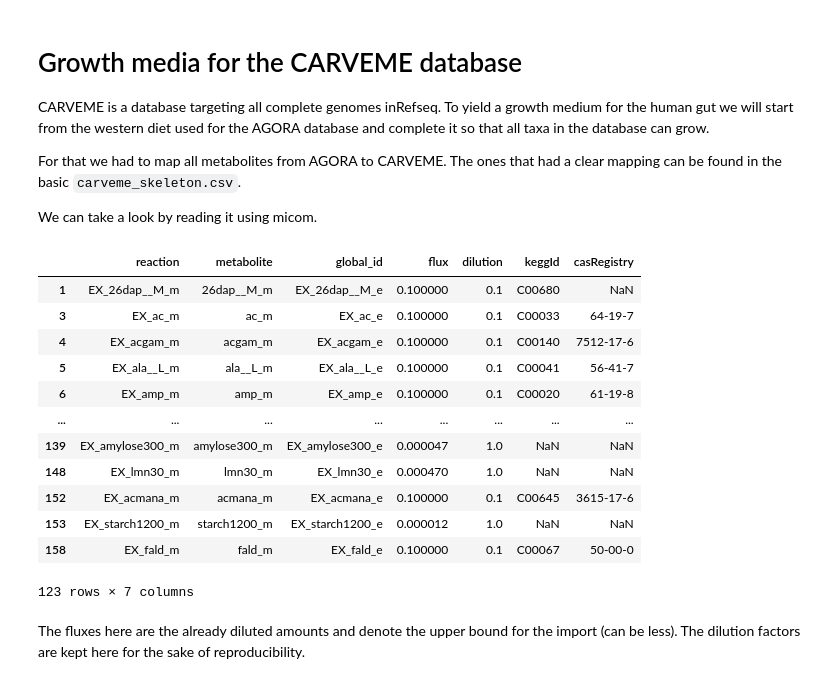
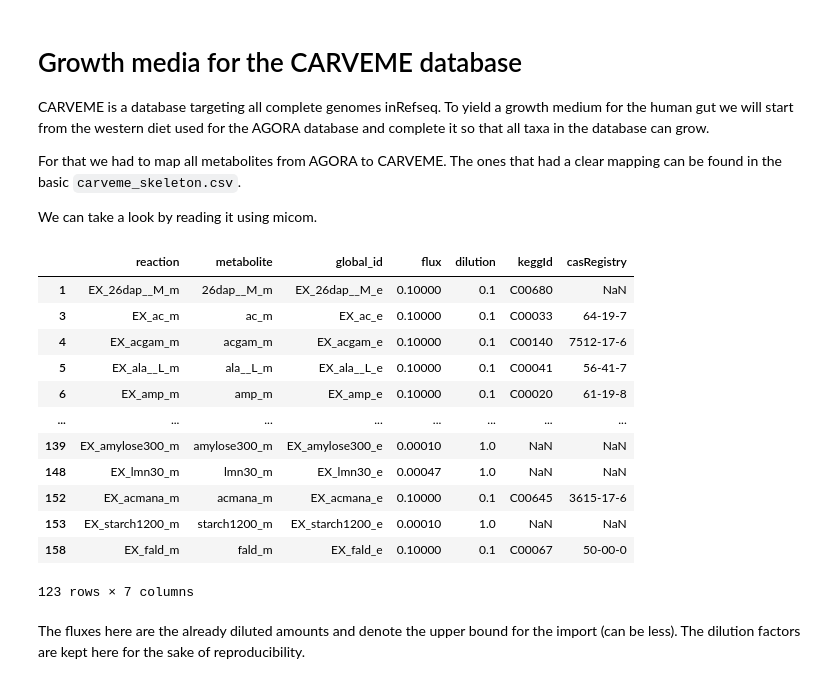
Before and after one commit to micom-dev/media, a Jupyter notebook: recipes/carveme.ipynb, the cells around one changed output. Drawn from its saved outputs; the diff is of its cells as text; code cells hidden in the pictures.

```diff
--- a/recipes/carveme.ipynb
+++ b/recipes/carveme.ipynb
@@ -9,21 +9,22 @@ We can take a look by reading it using micom.
 # %%
 import pandas as pd
 
 medium = pd.read_csv("../data/carveme_skeleton.csv", index_col=0)
+medium.loc[medium.flux < 1e-4, "flux"] = 1e-4
 medium
 # %% [output]
 |  | reaction | metabolite | global_id | flux | dilution | keggId | casRegistry |
-| 1 | EX_26dap__M_m | 26dap__M_m | EX_26dap__M_e | 0.100000 | 0.1 | C00680 | NaN |
-| 3 | EX_ac_m | ac_m | EX_ac_e | 0.100000 | 0.1 | C00033 | 64-19-7 |
-| 4 | EX_acgam_m | acgam_m | EX_acgam_e | 0.100000 | 0.1 | C00140 | 7512-17-6 |
-| 5 | EX_ala__L_m | ala__L_m | EX_ala__L_e | 0.100000 | 0.1 | C00041 | 56-41-7 |
-| 6 | EX_amp_m | amp_m | EX_amp_e | 0.100000 | 0.1 | C00020 | 61-19-8 |
+| 1 | EX_26dap__M_m | 26dap__M_m | EX_26dap__M_e | 0.10000 | 0.1 | C00680 | NaN |
+| 3 | EX_ac_m | ac_m | EX_ac_e | 0.10000 | 0.1 | C00033 | 64-19-7 |
+| 4 | EX_acgam_m | acgam_m | EX_acgam_e | 0.10000 | 0.1 | C00140 | 7512-17-6 |
+| 5 | EX_ala__L_m | ala__L_m | EX_ala__L_e | 0.10000 | 0.1 | C00041 | 56-41-7 |
+| 6 | EX_amp_m | amp_m | EX_amp_e | 0.10000 | 0.1 | C00020 | 61-19-8 |
 | ... | ... | ... | ... | ... | ... | ... | ... |
-| 139 | EX_amylose300_m | amylose300_m | EX_amylose300_e | 0.000047 | 1.0 | NaN | NaN |
-| 148 | EX_lmn30_m | lmn30_m | EX_lmn30_e | 0.000470 | 1.0 | NaN | NaN |
-| 152 | EX_acmana_m | acmana_m | EX_acmana_e | 0.100000 | 0.1 | C00645 | 3615-17-6 |
-| 153 | EX_starch1200_m | starch1200_m | EX_starch1200_e | 0.000012 | 1.0 | NaN | NaN |
-| 158 | EX_fald_m | fald_m | EX_fald_e | 0.100000 | 0.1 | C00067 | 50-00-0 |
+| 139 | EX_amylose300_m | amylose300_m | EX_amylose300_e | 0.00010 | 1.0 | NaN | NaN |
+| 148 | EX_lmn30_m | lmn30_m | EX_lmn30_e | 0.00047 | 1.0 | NaN | NaN |
+| 152 | EX_acmana_m | acmana_m | EX_acmana_e | 0.10000 | 0.1 | C00645 | 3615-17-6 |
+| 153 | EX_starch1200_m | starch1200_m | EX_starch1200_e | 0.00010 | 1.0 | NaN | NaN |
+| 158 | EX_fald_m | fald_m | EX_fald_e | 0.10000 | 0.1 | C00067 | 50-00-0 |
 123 rows × 7 columns
 # %% [markdown]
 The fluxes here are the already diluted amounts and denote the upper bound for the import (can be less). The dilution factors are kept here for the sake of reproducibility.
```
Also changed, not shown: parts of 12 cells of this notebook, 5 other files.
